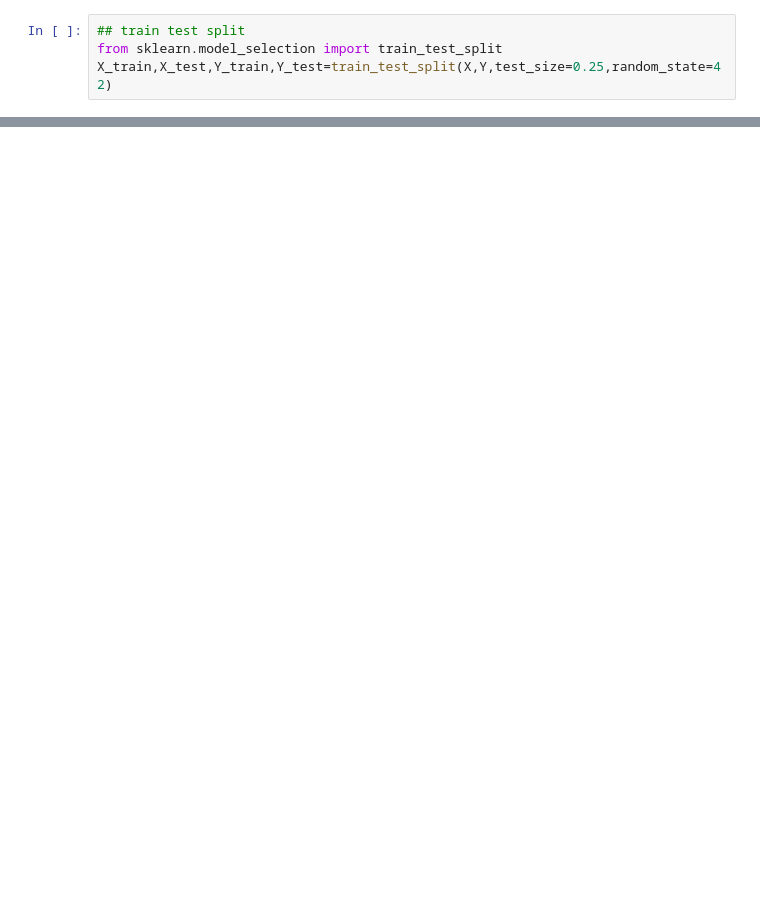
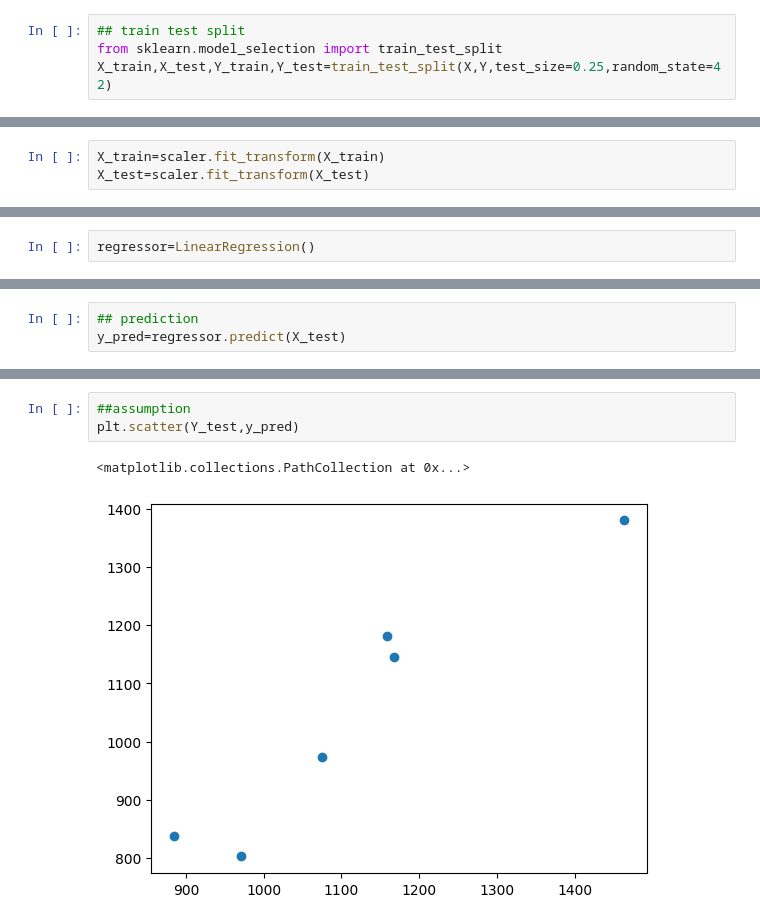
Before and after one commit to ShreyanshMehra/ML, a Jupyter notebook: Regression/multi linear regg.ipynb, the cells around one changed output, grey strips where cells are left out. Cells and saved outputs as stored; diff of their text form; blank space fills up the shorter version.

```diff
--- a/Regression/multi linear regg.ipynb
+++ b/Regression/multi linear regg.ipynb
@@ -85,0 +97,3 @@ X_train,X_test,Y_train,Y_test=train_test_split(X,Y,test_size=0.25,random_state=4
+# %%
+X_train=scaler.fit_transform(X_train)
+X_test=scaler.fit_transform(X_test)
@@ -85,0 +102,2 @@ X_train,X_test,Y_train,Y_test=train_test_split(X,Y,test_size=0.25,random_state=4
+# %%
+regressor=LinearRegression()
@@ -85,0 +116,3 @@ X_train,X_test,Y_train,Y_test=train_test_split(X,Y,test_size=0.25,random_state=4
+# %%
+## prediction
+y_pred=regressor.predict(X_test)
@@ -85,0 +146,6 @@ X_train,X_test,Y_train,Y_test=train_test_split(X,Y,test_size=0.25,random_state=4
+# %%
+##assumption
+plt.scatter(Y_test,y_pred)
+# %% [output]
+<matplotlib.collections.PathCollection at 0x...>
+[figure, added]
```
Also changed, not shown: parts of 17 cells of this notebook, 1 other file.
